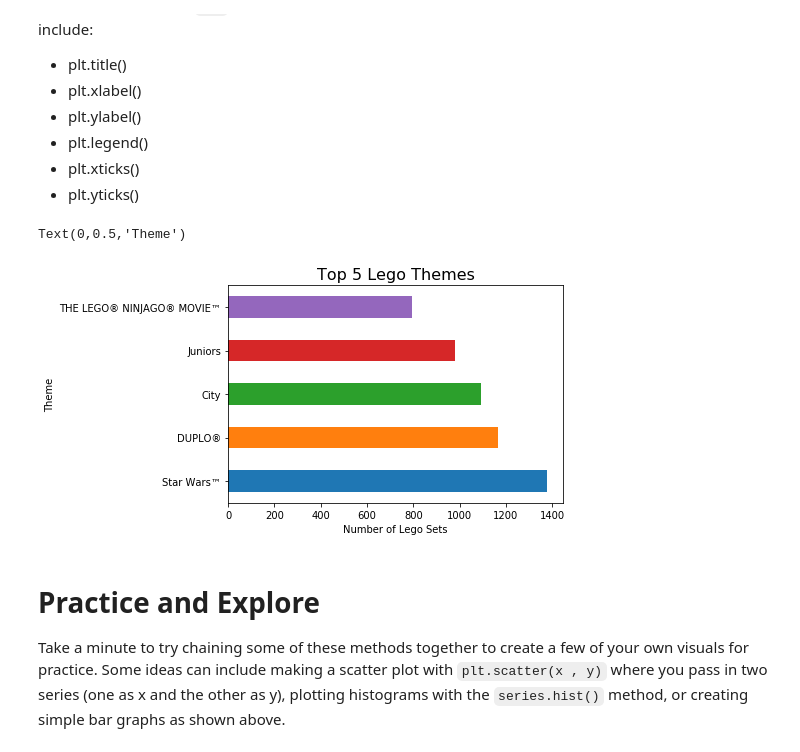
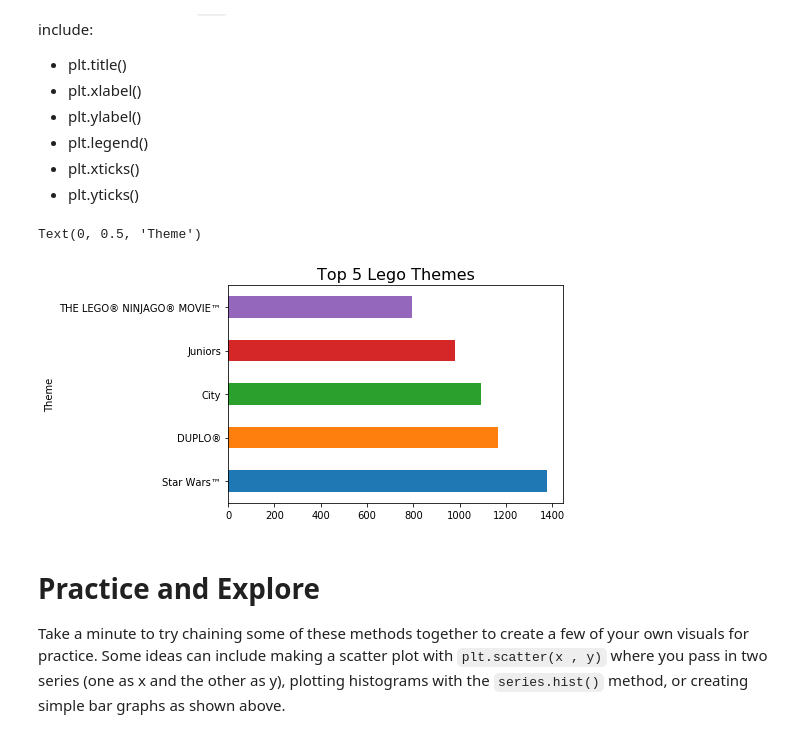
Before and after one commit to georgewillben/dsc-1-01-08-your-first-data-science-project-lab-online-ds-pt-100118, a Jupyter notebook: index.ipynb, the cells around one changed output. Cells and saved outputs as stored; diff of their text form; code cells hidden in the pictures.

```diff
--- a/index.ipynb
+++ b/index.ipynb
@@ -390,12 +390,11 @@ The graph above is a good start, but we should be sure to add some labels! To do
 # %%
 to_graph = df.theme_name.value_counts()[:5]
 to_graph.plot(kind='barh') #lots of other optional parameters can be passed such as color
 plt.title('Top 5 Lego Themes', fontsize=16) #fontsize is optional
-plt.xlabel('Number of Lego Sets') #you could also pass in fontsize if you wanted here
 plt.ylabel('Theme') #you could also rotate text if you wanted
 # %% [output]
-Text(0,0.5,'Theme')
+Text(0, 0.5, 'Theme')
-[figure, old version]
+[figure, new version]
 # %% [markdown]
 # Practice and Explore
 
```
Also changed, not shown: parts of 4 cells of this notebook.
